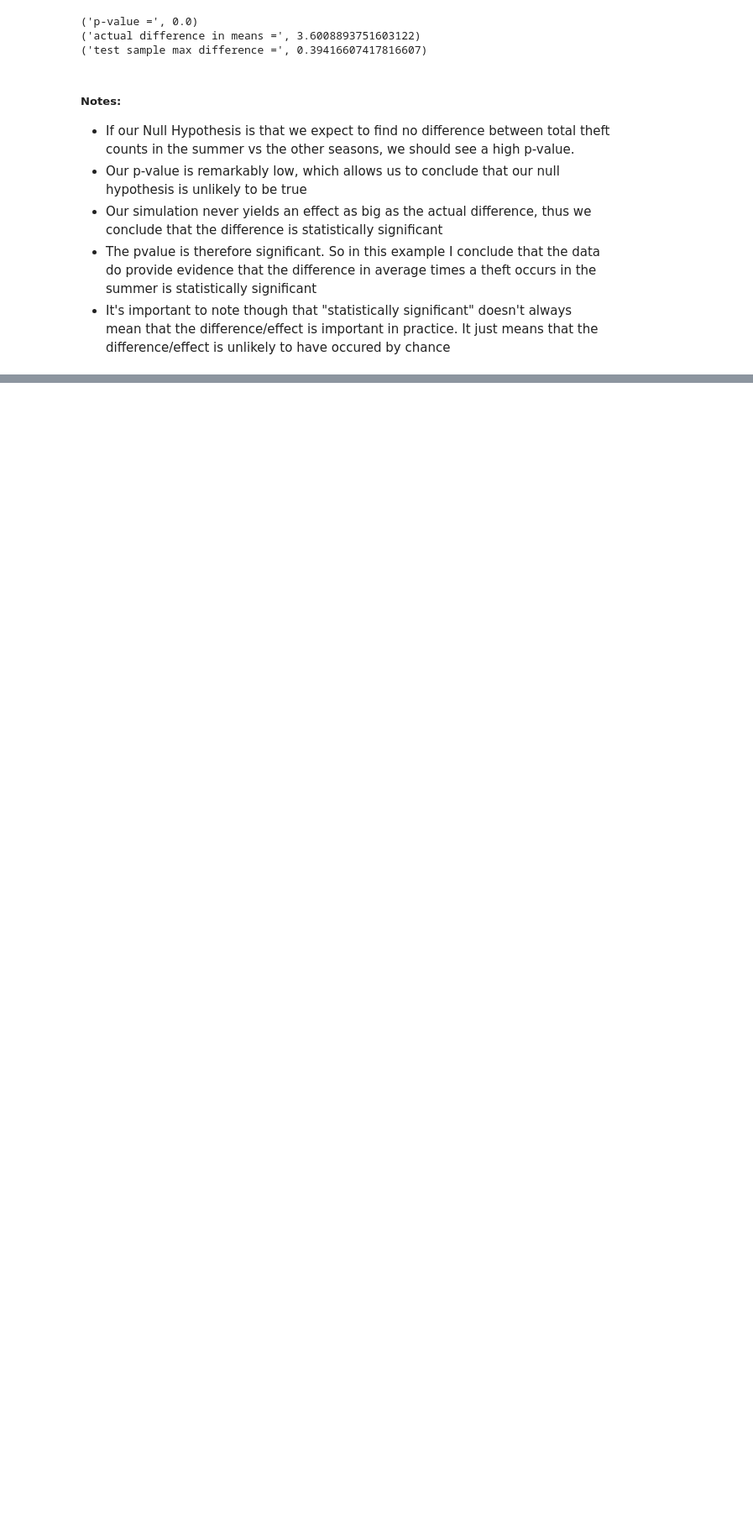
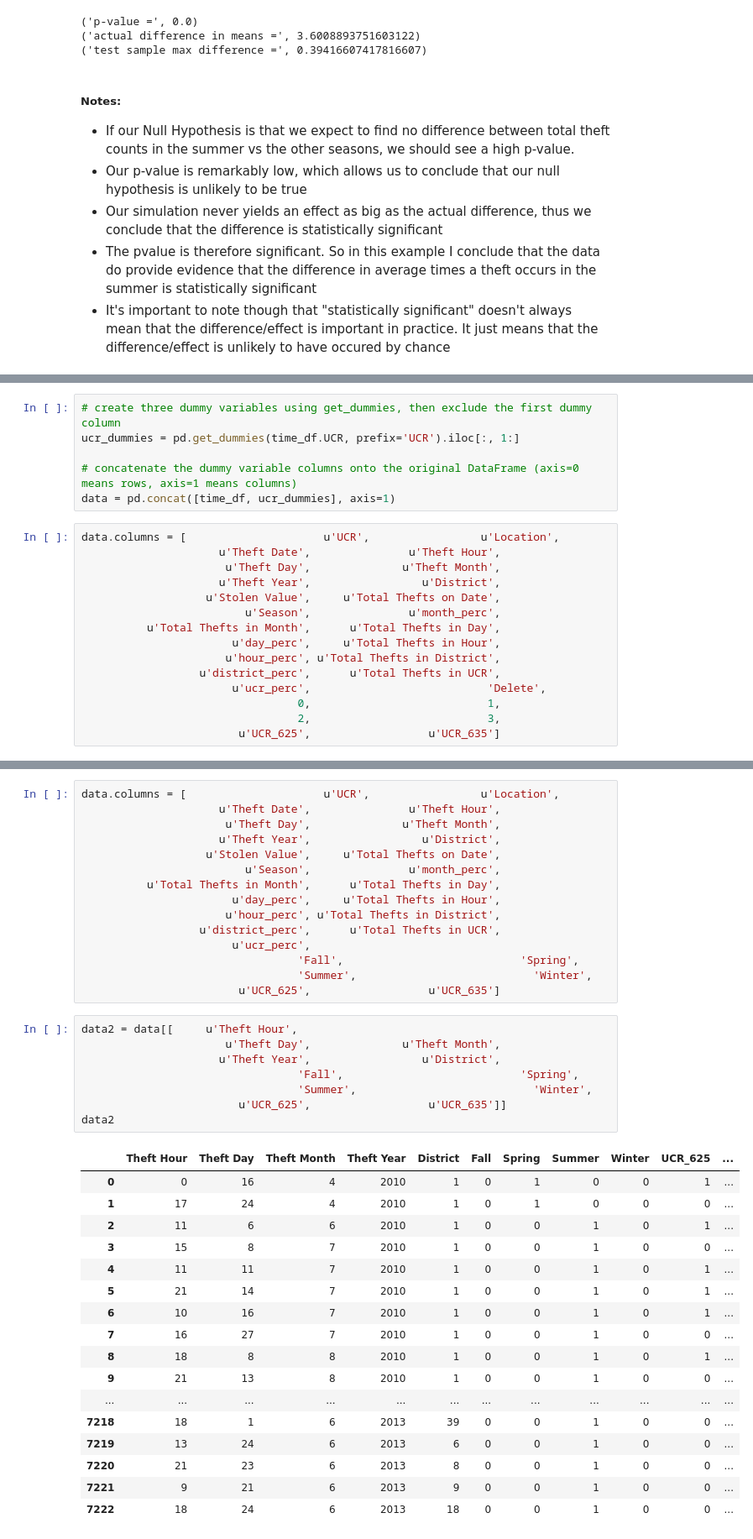
Before and after one commit to WilliamLynch/data-analysis, a Jupyter notebook: bike theft/Philadelphia Bike Theft - Analysis.ipynb, the cells around one changed output, grey strips where cells are left out. Shown at 84% size. Cells and saved outputs as stored; diff of their text form; blank space fills up the shorter version.

```diff
--- a/bike theft/Philadelphia Bike Theft - Analysis.ipynb
+++ b/bike theft/Philadelphia Bike Theft - Analysis.ipynb
@@ -1043,0 +1190,21 @@ print('test sample max difference =', ht.MaxTestStat())
+# %%
+# create three dummy variables using get_dummies, then exclude the first dummy column
+ucr_dummies = pd.get_dummies(time_df.UCR, prefix='UCR').iloc[:, 1:]
+
+# concatenate the dummy variable columns onto the original DataFrame (axis=0 means rows, axis=1 means columns)
+data = pd.concat([time_df, ucr_dummies], axis=1)
+# %%
+data.columns = [                     u'UCR',                 u'Location',
+                     u'Theft Date',               u'Theft Hour',
+                      u'Theft Day',              u'Theft Month',
+                     u'Theft Year',                 u'District',
+                   u'Stolen Value',     u'Total Thefts on Date',
+                         u'Season',               u'month_perc',
+          u'Total Thefts in Month',      u'Total Thefts in Day',
+                       u'day_perc',     u'Total Thefts in Hour',
+                      u'hour_perc', u'Total Thefts in District',
+                  u'district_perc',      u'Total Thefts in UCR',
+                       u'ucr_perc',                           'Delete',
+                                 0,                           1,
+                                 2,                           3,
+                        u'UCR_625',                  u'UCR_635']
@@ -1043,0 +1223,41 @@ print('test sample max difference =', ht.MaxTestStat())
+# %%
+data.columns = [                     u'UCR',                 u'Location',
+                     u'Theft Date',               u'Theft Hour',
+                      u'Theft Day',              u'Theft Month',
+                     u'Theft Year',                 u'District',
+                   u'Stolen Value',     u'Total Thefts on Date',
+                         u'Season',               u'month_perc',
+          u'Total Thefts in Month',      u'Total Thefts in Day',
+                       u'day_perc',     u'Total Thefts in Hour',
+                      u'hour_perc', u'Total Thefts in District',
+                  u'district_perc',      u'Total Thefts in UCR',
+                       u'ucr_perc',
+                                 'Fall',                           'Spring',
+                                 'Summer',                           'Winter',
+                        u'UCR_625',                  u'UCR_635']
+# %%
+data2 = data[[     u'Theft Hour',
+                      u'Theft Day',              u'Theft Month',
+                     u'Theft Year',                 u'District',
+                                 'Fall',                           'Spring',
+                                 'Summer',                           'Winter',
+                        u'UCR_625',                  u'UCR_635']]
+data2
+# %% [output]
+|  | Theft Hour | Theft Day | Theft Month | Theft Year | District | Fall | Spring | Summer | Winter | UCR_625 | ... |
+| 0 | 0 | 16 | 4 | 2010 | 1 | 0 | 1 | 0 | 0 | 1 | ... |
+| 1 | 17 | 24 | 4 | 2010 | 1 | 0 | 1 | 0 | 0 | 0 | ... |
+| 2 | 11 | 6 | 6 | 2010 | 1 | 0 | 0 | 1 | 0 | 1 | ... |
+| 3 | 15 | 8 | 7 | 2010 | 1 | 0 | 0 | 1 | 0 | 0 | ... |
+| 4 | 11 | 11 | 7 | 2010 | 1 | 0 | 0 | 1 | 0 | 1 | ... |
+| 5 | 21 | 14 | 7 | 2010 | 1 | 0 | 0 | 1 | 0 | 1 | ... |
+| 6 | 10 | 16 | 7 | 2010 | 1 | 0 | 0 | 1 | 0 | 1 | ... |
+| 7 | 16 | 27 | 7 | 2010 | 1 | 0 | 0 | 1 | 0 | 0 | ... |
+| 8 | 18 | 8 | 8 | 2010 | 1 | 0 | 0 | 1 | 0 | 1 | ... |
+| 9 | 21 | 13 | 8 | 2010 | 1 | 0 | 0 | 1 | 0 | 0 | ... |
+| ... | ... | ... | ... | ... | ... | ... | ... | ... | ... | ... | ... |
+| 7218 | 18 | 1 | 6 | 2013 | 39 | 0 | 0 | 1 | 0 | 0 | ... |
+| 7219 | 13 | 24 | 6 | 2013 | 6 | 0 | 0 | 1 | 0 | 0 | ... |
+| 7220 | 21 | 23 | 6 | 2013 | 8 | 0 | 0 | 1 | 0 | 0 | ... |
+| 7221 | 9 | 21 | 6 | 2013 | 9 | 0 | 0 | 1 | 0 | 0 | ... |
+| 7222 | 18 | 24 | 6 | 2013 | 18 | 0 | 0 | 1 | 0 | 0 | ... |
```
Also changed, not shown: parts of 35 cells of this notebook, 7 other files.
